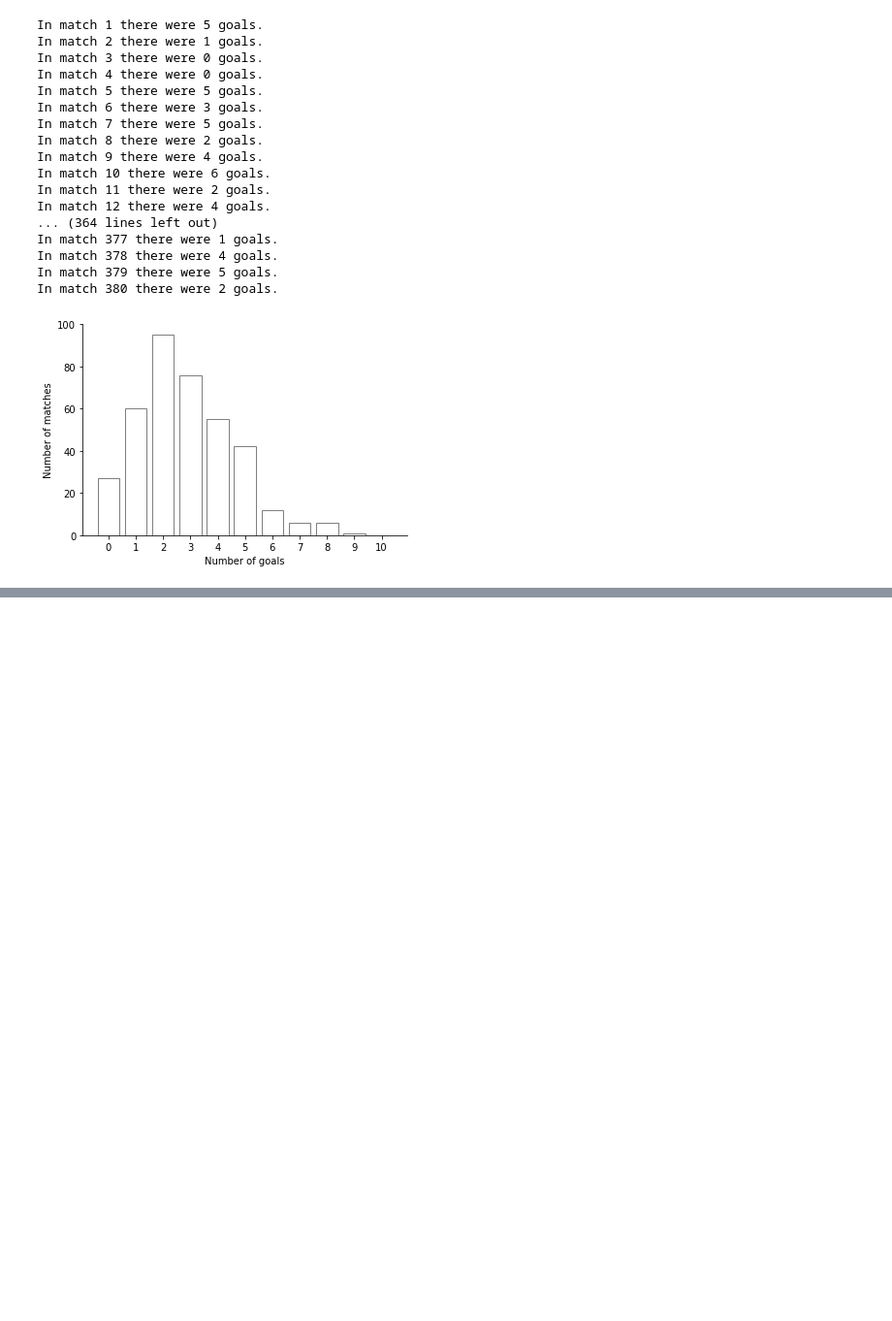
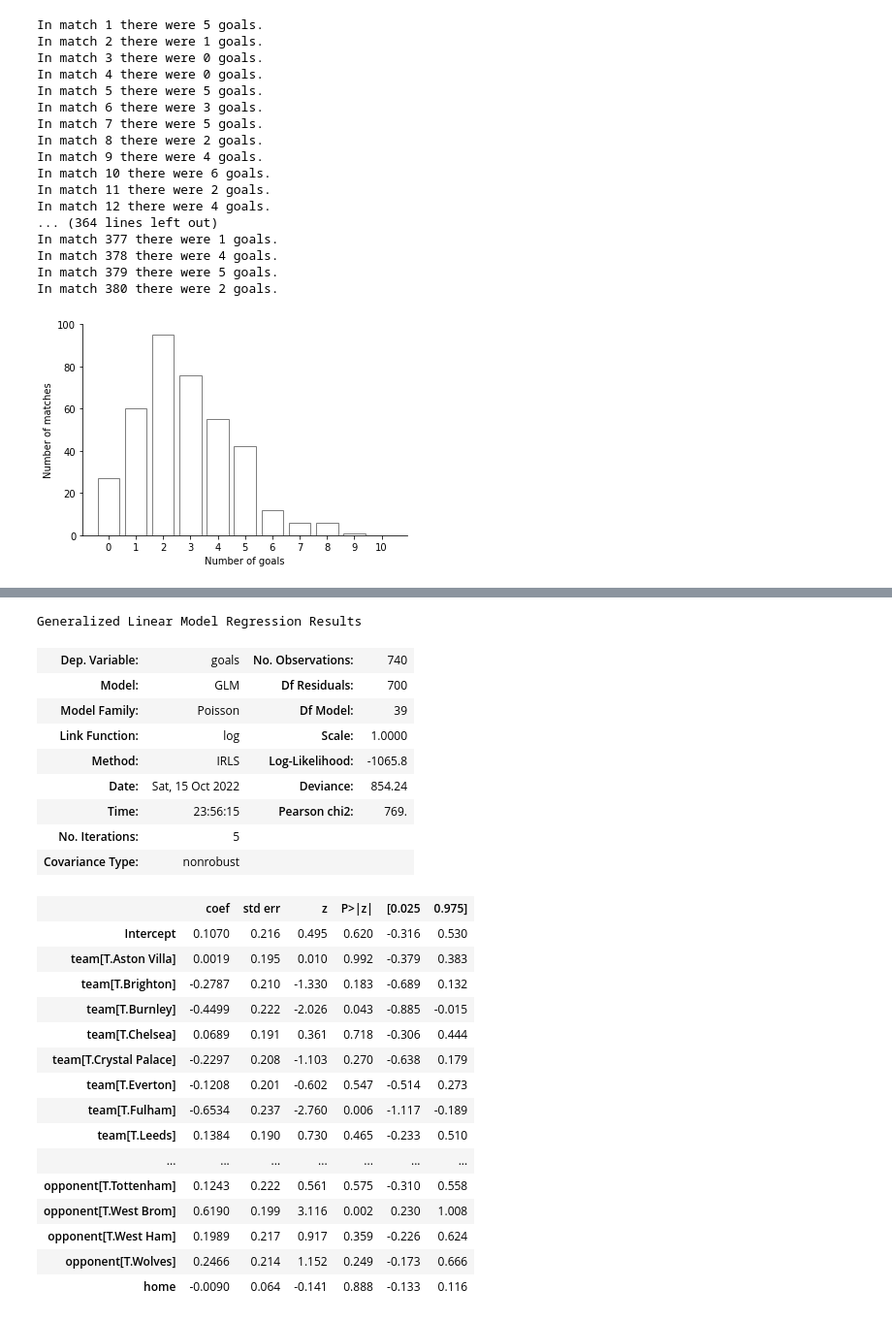
Before and after one commit to yashkarle/soccer-ds-stats, a Jupyter notebook: Projects/4UppsalaMMS/5_SimMatches/sim_match.ipynb, the cells around one changed output, grey strips where cells are left out. Shown at 97% size. Cells and saved outputs as stored; diff of their text form; code cells hidden in the pictures; blank space fills up the shorter version.

```diff
--- a/Projects/4UppsalaMMS/5_SimMatches/sim_match.ipynb
+++ b/Projects/4UppsalaMMS/5_SimMatches/sim_match.ipynb
@@ -108,0 +121,8 @@ plt.show()
+# %%
+epl = pd.read_csv("https://www.football-data.co.uk/mmz4281/2021/E0.csv")
+ep = epl[['HomeTeam','AwayTeam','FTHG','FTAG']]
+epl = epl.rename(columns={'FTHG': 'HomeGoals', 'FTAG': 'AwayGoals'})
+epl.head()
+
+epl = epl[:-10]
+epl.mean()
@@ -108,0 +172,6 @@ plt.show()
+# %%
+goal_model_data = pd.concat([epl[['HomeTeam','AwayTeam','HomeGoals']].assign(home=1).rename(
+            columns={'HomeTeam':'team', 'AwayTeam':'opponent','HomeGoals':'goals'}),
+           epl[['AwayTeam','HomeTeam','AwayGoals']].assign(home=0).rename(
+            columns={'AwayTeam':'team', 'HomeTeam':'opponent','AwayGoals':'goals'})])
+goal_model_data.info()
@@ -108,0 +190,31 @@ plt.show()
+# %%
+poisson_model = smf.glm(formula="goals ~ home + team + opponent", data=goal_model_data,
+                        family=sm.families.Poisson()).fit()
+poisson_model.summary()
+# %% [output]
+Generalized Linear Model Regression Results
+| Dep. Variable: | goals | No. Observations: | 740 |
+| Model: | GLM | Df Residuals: | 700 |
+| Model Family: | Poisson | Df Model: | 39 |
+| Link Function: | log | Scale: | 1.0000 |
+| Method: | IRLS | Log-Likelihood: | -1065.8 |
+| Date: | Sat, 15 Oct 2022 | Deviance: | 854.24 |
+| Time: | 23:56:15 | Pearson chi2: | 769. |
+| No. Iterations: | 5 |  |  |
+| Covariance Type: | nonrobust |  |  |
+|  | coef | std err | z | P>|z| | [0.025 | 0.975] |
+| Intercept | 0.1070 | 0.216 | 0.495 | 0.620 | -0.316 | 0.530 |
+| team[T.Aston Villa] | 0.0019 | 0.195 | 0.010 | 0.992 | -0.379 | 0.383 |
+| team[T.Brighton] | -0.2787 | 0.210 | -1.330 | 0.183 | -0.689 | 0.132 |
+| team[T.Burnley] | -0.4499 | 0.222 | -2.026 | 0.043 | -0.885 | -0.015 |
+| team[T.Chelsea] | 0.0689 | 0.191 | 0.361 | 0.718 | -0.306 | 0.444 |
+| team[T.Crystal Palace] | -0.2297 | 0.208 | -1.103 | 0.270 | -0.638 | 0.179 |
+| team[T.Everton] | -0.1208 | 0.201 | -0.602 | 0.547 | -0.514 | 0.273 |
+| team[T.Fulham] | -0.6534 | 0.237 | -2.760 | 0.006 | -1.117 | -0.189 |
+| team[T.Leeds] | 0.1384 | 0.190 | 0.730 | 0.465 | -0.233 | 0.510 |
+| ... | ... | ... | ... | ... | ... | ... |
+| opponent[T.Tottenham] | 0.1243 | 0.222 | 0.561 | 0.575 | -0.310 | 0.558 |
+| opponent[T.West Brom] | 0.6190 | 0.199 | 3.116 | 0.002 | 0.230 | 1.008 |
+| opponent[T.West Ham] | 0.1989 | 0.217 | 0.917 | 0.359 | -0.226 | 0.624 |
+| opponent[T.Wolves] | 0.2466 | 0.214 | 1.152 | 0.249 | -0.173 | 0.666 |
+| home | -0.0090 | 0.064 | -0.141 | 0.888 | -0.133 | 0.116 |
```
Also changed, not shown: parts of 8 cells of this notebook, 1 other file.
